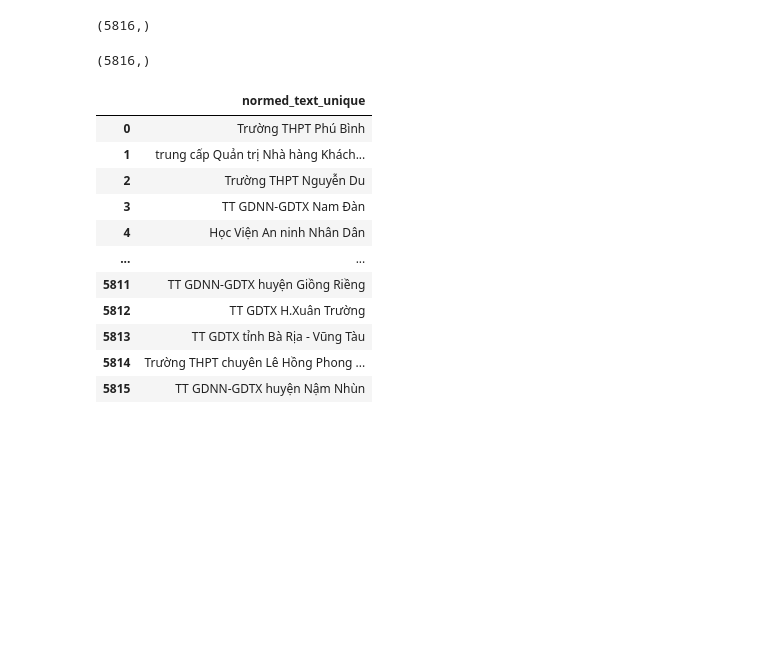
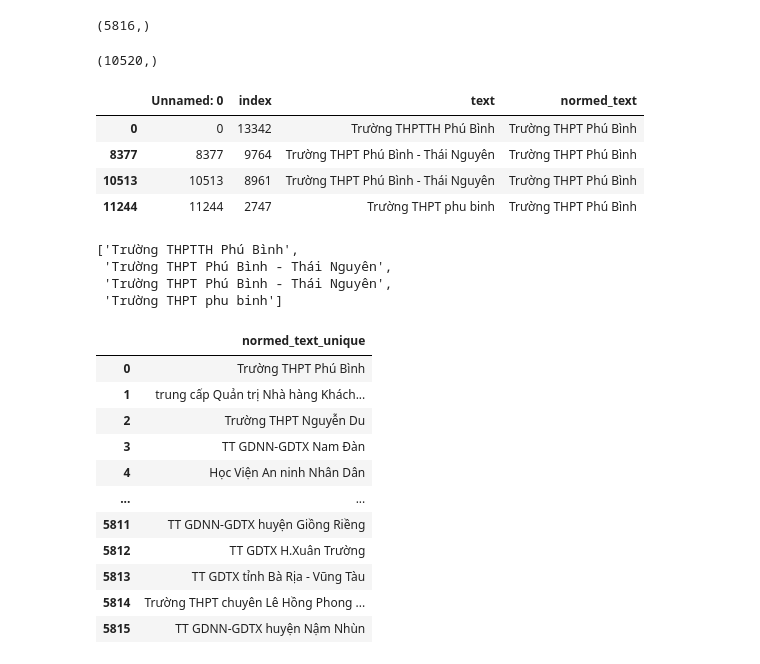
Before and after one commit to nguyenhongson1902/augmenting-education, a Jupyter notebook: draft.ipynb, the cells around one changed output. Cells and saved outputs as stored; diff of their text form; code cells hidden in the pictures; blank space fills up the shorter version.

```diff
--- a/draft.ipynb
+++ b/draft.ipynb
@@ -41,9 +41,24 @@ df['normed_text'].unique().shape
 # %% [output]
 (5816,)
 # %%
-df['normed_text'].unique().shape
+df['text'].unique().shape
 # %% [output]
-(5816,)
+(10520,)
+# %%
+df.loc[df['normed_text']=='Trường THPT Phú Bình', :]
+# %% [output]
+|  | Unnamed: 0 | index | text | normed_text |
+| 0 | 0 | 13342 | Trường THPTTH Phú Bình | Trường THPT Phú Bình |
+| 8377 | 8377 | 9764 | Trường THPT Phú Bình - Thái Nguyên | Trường THPT Phú Bình |
+| 10513 | 10513 | 8961 | Trường THPT Phú Bình - Thái Nguyên | Trường THPT Phú Bình |
+| 11244 | 11244 | 2747 | Trường THPT phu binh | Trường THPT Phú Bình |
+# %%
+df.loc[df['normed_text']=='Trường THPT Phú Bình', :]['text'].to_list()
+# %% [output]
+['Trường THPTTH Phú Bình',
+ 'Trường THPT Phú Bình - Thái Nguyên',
+ 'Trường THPT Phú Bình - Thái Nguyên',
+ 'Trường THPT phu binh']
 # %%
 df2 = pd.DataFrame(df['normed_text'].unique(), columns=['normed_text_unique'])
 df2
```
Also changed, not shown: parts of 7 cells of this notebook.
